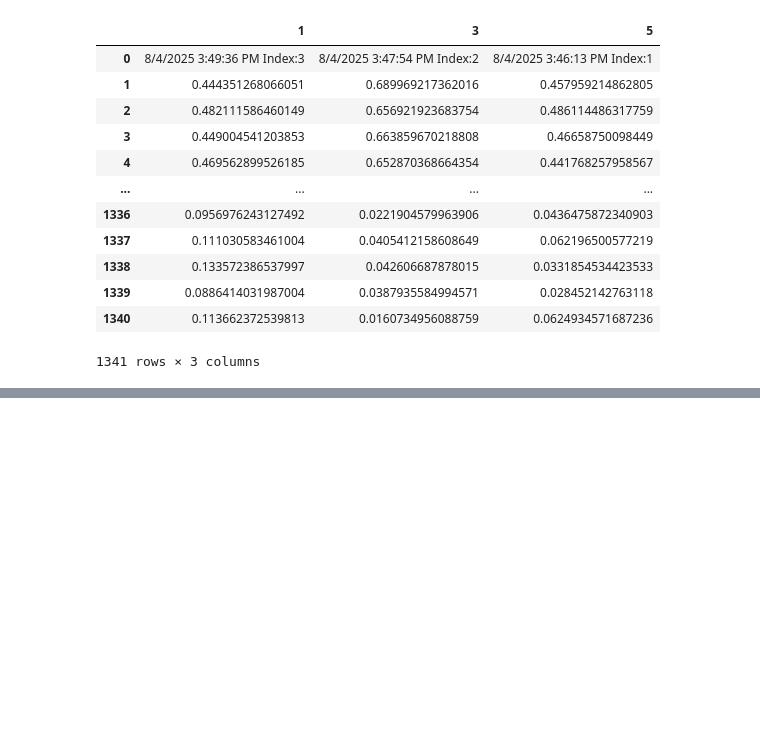
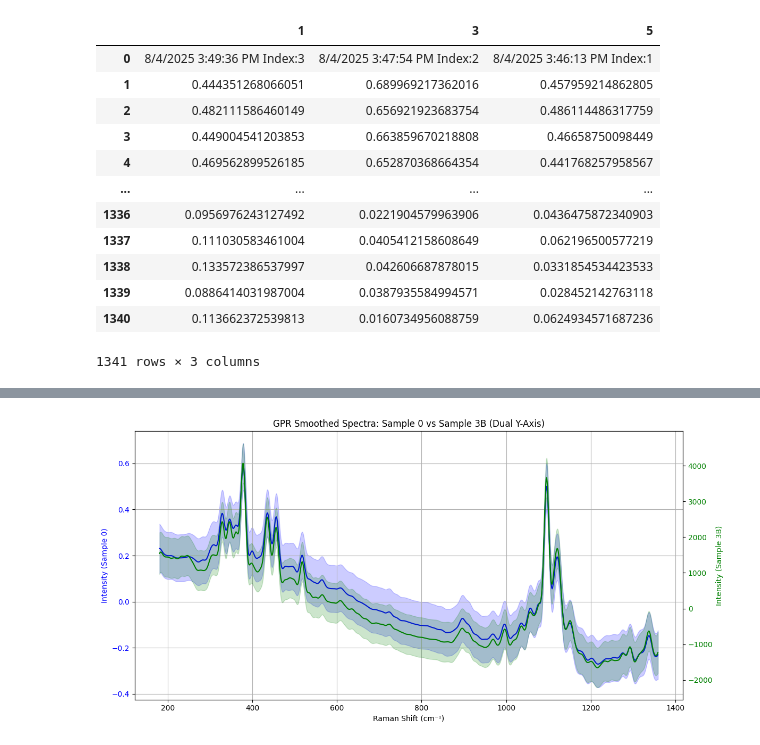
Before and after one commit to xesmaze/VOC-SERS, a Jupyter notebook: SERS-testing.ipynb, the cells around one changed output, grey strips where cells are left out. Cells and saved outputs as stored; diff of their text form; code cells hidden in the pictures; blank space fills up the shorter version.

```diff
--- a/SERS-testing.ipynb
+++ b/SERS-testing.ipynb
@@ -329,0 +273,28 @@ plt.grid(True)
+# %%
+fig, ax1 = plt.subplots(figsize=(12, 6))
+
+# Left y-axis for Sample 0
+ax1.plot(x0.ravel(), y0, color="blue", label="Sample 0 – GPR Mean")
+ax1.fill_between(x0.ravel(), y0 - 2*y0_std, y0 + 2*y0_std,
+                 color="blue", alpha=0.2, label="95% CI – Sample 0")
+ax1.set_ylabel("Intensity (Sample 0)", color="blue")
+ax1.tick_params(axis='y', labelcolor='blue')
+
+# Twin y-axis for Sample 3B
+ax2 = ax1.twinx()
+ax2.plot(x3b.ravel(), y3b, color="green", label="Sample 3B – GPR Mean")
+ax2.fill_between(x3b.ravel(), y3b - 2*y3b_std, y3b + 2*y3b_std,
+                 color="green", alpha=0.2, label="95% CI – Sample 3B")
+ax2.set_ylabel("Intensity (Sample 3B)", color="green")
+ax2.tick_params(axis='y', labelcolor='green')
+
+# Shared X-axis
+ax1.set_xlabel("Raman Shift (cm⁻¹)")
+ax1.set_title("GPR Smoothed Spectra: Sample 0 vs Sample 3B (Dual Y-Axis)")
+ax1.grid(True)
+
+plt.tight_layout()
+plt.savefig("sample0_vs_3b_dual_y.png", dpi=300)
+plt.show()
+# %% [output]
+[figure, added]
```
Also changed, not shown: parts of 21 cells of this notebook, 9 other files.
